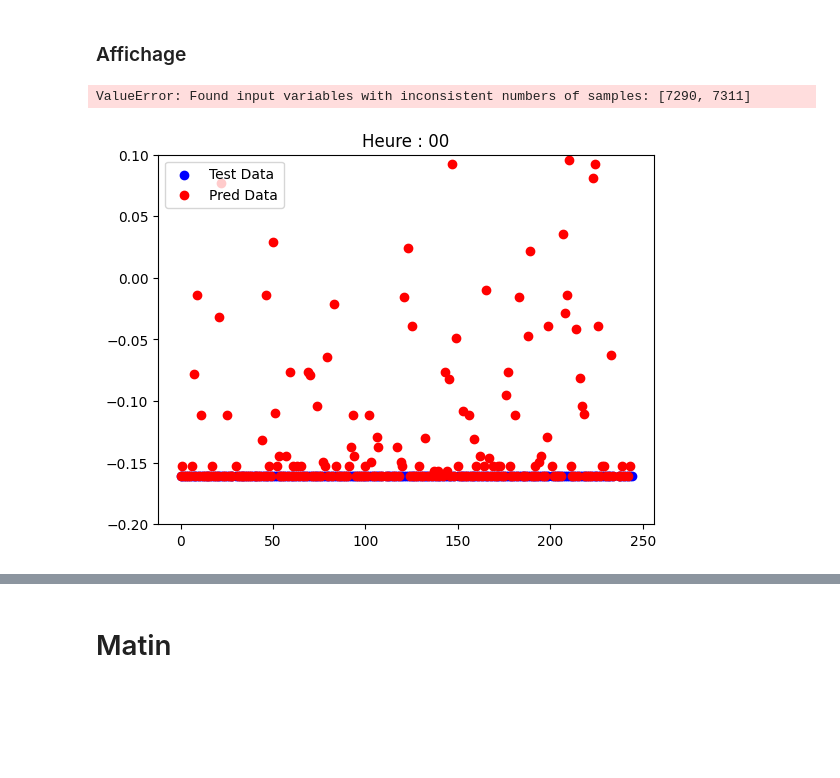
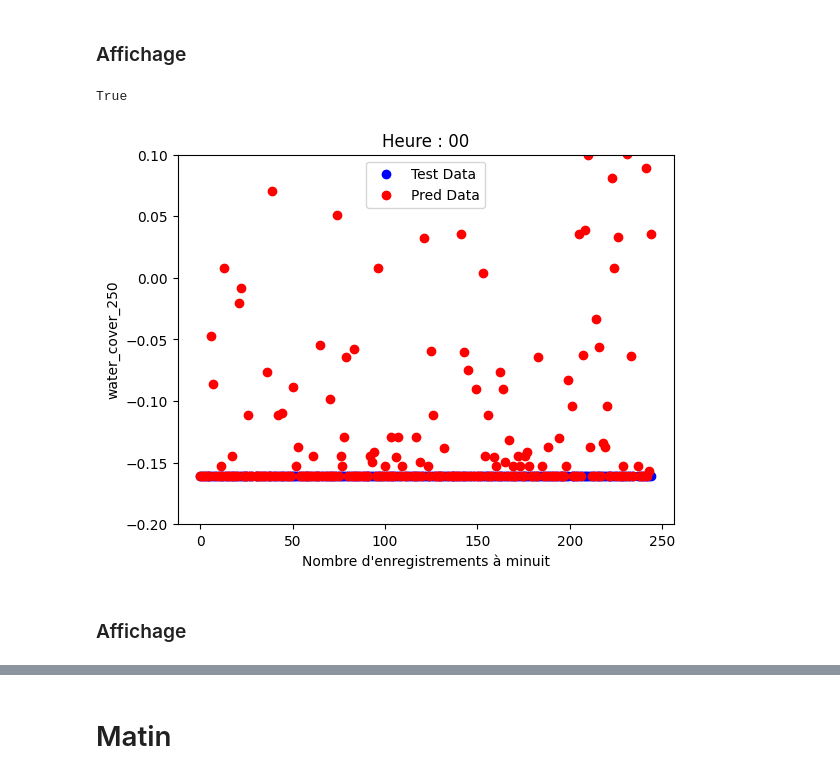
Before and after one commit to jramassa/ListenToTheWild, a Jupyter notebook: supervise/regression/regression_creneau_horaire_habitat.ipynb, the cells around one changed output, grey strips where cells are left out. Saved outputs shown, nothing was run; the diff lists cells and outputs as text; code cells hidden in the pictures; blank space fills up the shorter version.

```diff
--- a/supervise/regression/regression_creneau_horaire_habitat.ipynb
+++ b/supervise/regression/regression_creneau_horaire_habitat.ipynb
@@ -687,11 +689,18 @@ training terminé : water_cover_500
 #### Test et erreur relative
 # %%
 import numpy as np
+from scipy import stats
 
 # Calcul de l'erreur relative pour chaque paramètre
 predictions_aube = {}
 erreurs_relatives = {}
+intervalle_confiance = {}
+n_confiance = 0.95
+z_critical = stats.norm.ppf((1 + n_confiance) / 2)
+
 for cible in df_cibles.columns:
+
+  # Calcul de la moyenne de l'erreur relative pour la cible courante
   modele = modeles_aube[cible]
   X_test = X_test_aube[cible]
   y_test = y_test_aube[cible]
@@ -700,3 +709,10 @@ for cible in df_cibles.columns:
   erreur_relative = np.abs((y_pred- y_test) / y_test) * 100
   moyenne_relative = np.mean(erreur_relative, axis= 0)
   erreurs_relatives[cible] = moyenne_relative
+
+  # Calcul de l'intervalle de confiance
+  std_relatif = np.std(erreur_relative, ddof=1)  # ddof=1 pour utiliser la formule non biaisée de l'écart-type
+  n = len(y_test)
+  margin_of_error = z_critical * (std_relatif / np.sqrt(n))
+  confidence_interval = (moyenne_relative - margin_of_error, moyenne_relative + margin_of_error)
+  intervalle_confiance[cible] = confidence_interval
@@ -728,38 +791,42 @@ for i in range(len(X_test_heures)):
   file_name_parts = df_heures.iloc[i].split('_')
   horaire = file_name_parts[2]
   heure = horaire[:2]
-  liste_preds[heure].append(y_pred.iloc[i])
+  liste_preds[heure].append(y_pred[i])
   liste_tests[heure].append(y_test.iloc[i])
 
 
+# Véifier si la décomposition en plage horaire s'est bien déroulée
 print(len(liste_preds['00']) + len(liste_preds['01']) + len(liste_preds['02']) + len(liste_preds['03']) + len(liste_preds['04'])+ len(liste_preds['05']) == len(y_test_heures))
 # %% [output]
-ValueError: Found input variables with inconsistent numbers of samples: [7290, 7311]
+True
 # %%
 import matplotlib.pyplot as plt
 
 # fig, axs = plt.subplots(2, 3, figsize=(8, 6))
 
 # Plot data on the first subplot
 
 plt.scatter(range(len(liste_tests['00'])), liste_tests['00'], label='Test Data', color='blue')
 plt.scatter(range(len(liste_preds['00'])), liste_preds['00'], label='Pred Data', color='red')
 plt.title('Heure : 00')
 
 plt.ylim(-0.2,0.1)
-
+plt.xlabel("Nombre d'enregistrements à minuit")
+plt.ylabel("water_cover_250")
 
 # # Plot data on the second subplot
 # axs[1].plot(x, y2)
 # axs[1].set_title('Subplot 2')
 
 # # Adjust layout
 # plt.tight_layout()
 
 # Ajouter la légende
 plt.legend()
 
 # Show the plot
 plt.show()
 # %% [output]
-[figure, old version]
+[figure, new version]
+# %% [markdown]
+### Affichage
```
Also changed, not shown: parts of 5 cells of this notebook.
